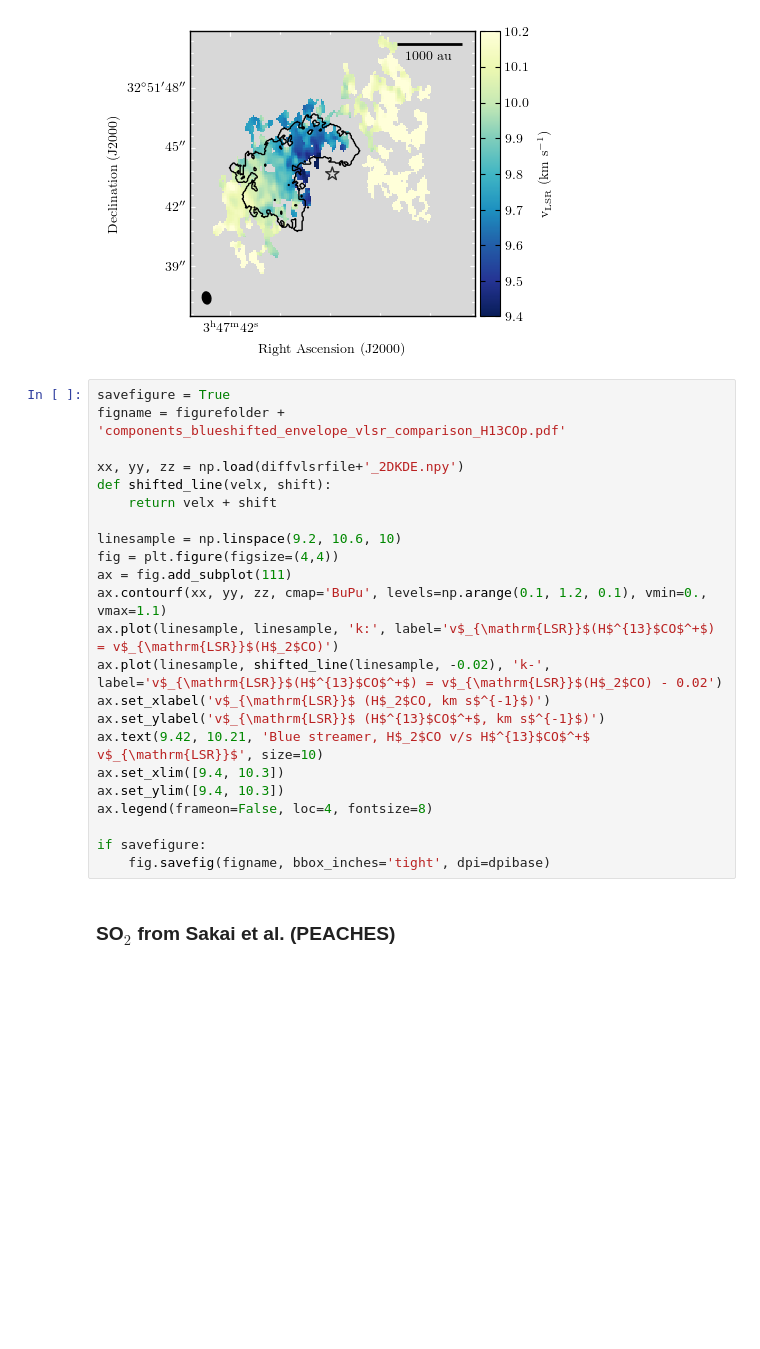
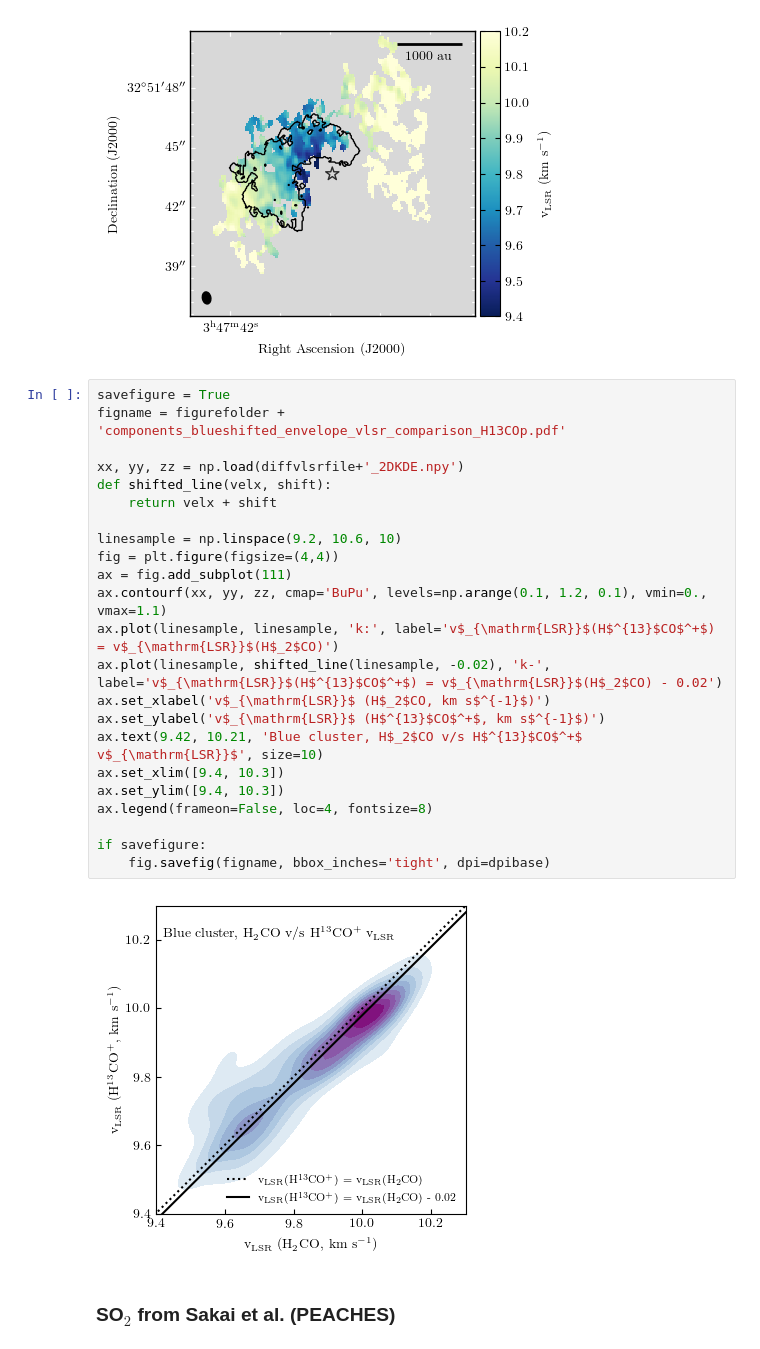
Before and after one commit to tere-valdivia/Barnard_5_infall, a Jupyter notebook: figures.ipynb, the cells around one changed output. Cells and saved outputs as stored; diff of their text form; blank space fills up the shorter version.

```diff
--- a/figures.ipynb
+++ b/figures.ipynb
@@ -2408,26 +2408,28 @@ if savefigure:
 # %%
 savefigure = True
 figname = figurefolder + 'components_blueshifted_envelope_vlsr_comparison_H13COp.pdf'
 
 xx, yy, zz = np.load(diffvlsrfile+'_2DKDE.npy')
 def shifted_line(velx, shift):
     return velx + shift
 
 linesample = np.linspace(9.2, 10.6, 10)
 fig = plt.figure(figsize=(4,4))
 ax = fig.add_subplot(111)
 ax.contourf(xx, yy, zz, cmap='BuPu', levels=np.arange(0.1, 1.2, 0.1), vmin=0., vmax=1.1)
 ax.plot(linesample, linesample, 'k:', label='v$_{\mathrm{LSR}}$(H$^{13}$CO$^+$) = v$_{\mathrm{LSR}}$(H$_2$CO)')
 ax.plot(linesample, shifted_line(linesample, -0.02), 'k-', label='v$_{\mathrm{LSR}}$(H$^{13}$CO$^+$) = v$_{\mathrm{LSR}}$(H$_2$CO) - 0.02')
 ax.set_xlabel('v$_{\mathrm{LSR}}$ (H$_2$CO, km s$^{-1}$)')
 ax.set_ylabel('v$_{\mathrm{LSR}}$ (H$^{13}$CO$^+$, km s$^{-1}$)')
-ax.text(9.42, 10.21, 'Blue streamer, H$_2$CO v/s H$^{13}$CO$^+$ v$_{\mathrm{LSR}}$', size=10)
+ax.text(9.42, 10.21, 'Blue cluster, H$_2$CO v/s H$^{13}$CO$^+$ v$_{\mathrm{LSR}}$', size=10)
 ax.set_xlim([9.4, 10.3])
 ax.set_ylim([9.4, 10.3])
 ax.legend(frameon=False, loc=4, fontsize=8)
 
 if savefigure:
     fig.savefig(figname, bbox_inches='tight', dpi=dpibase)
+# %% [output]
+[figure, added]
 # %% [markdown]
 ### SO$_2$ from Sakai et al. (PEACHES)
 # %%
```
Also changed, not shown: 1 other file.
